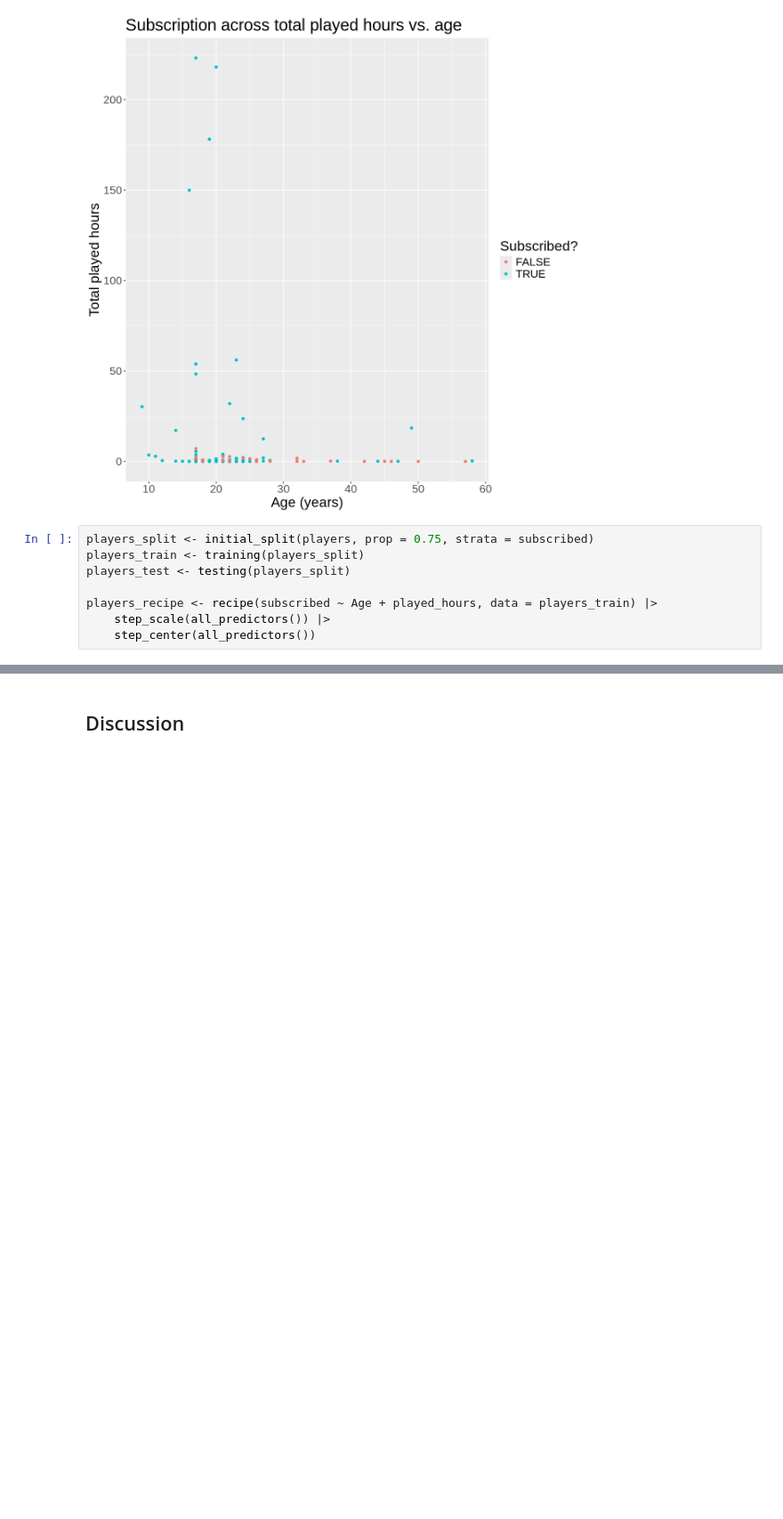
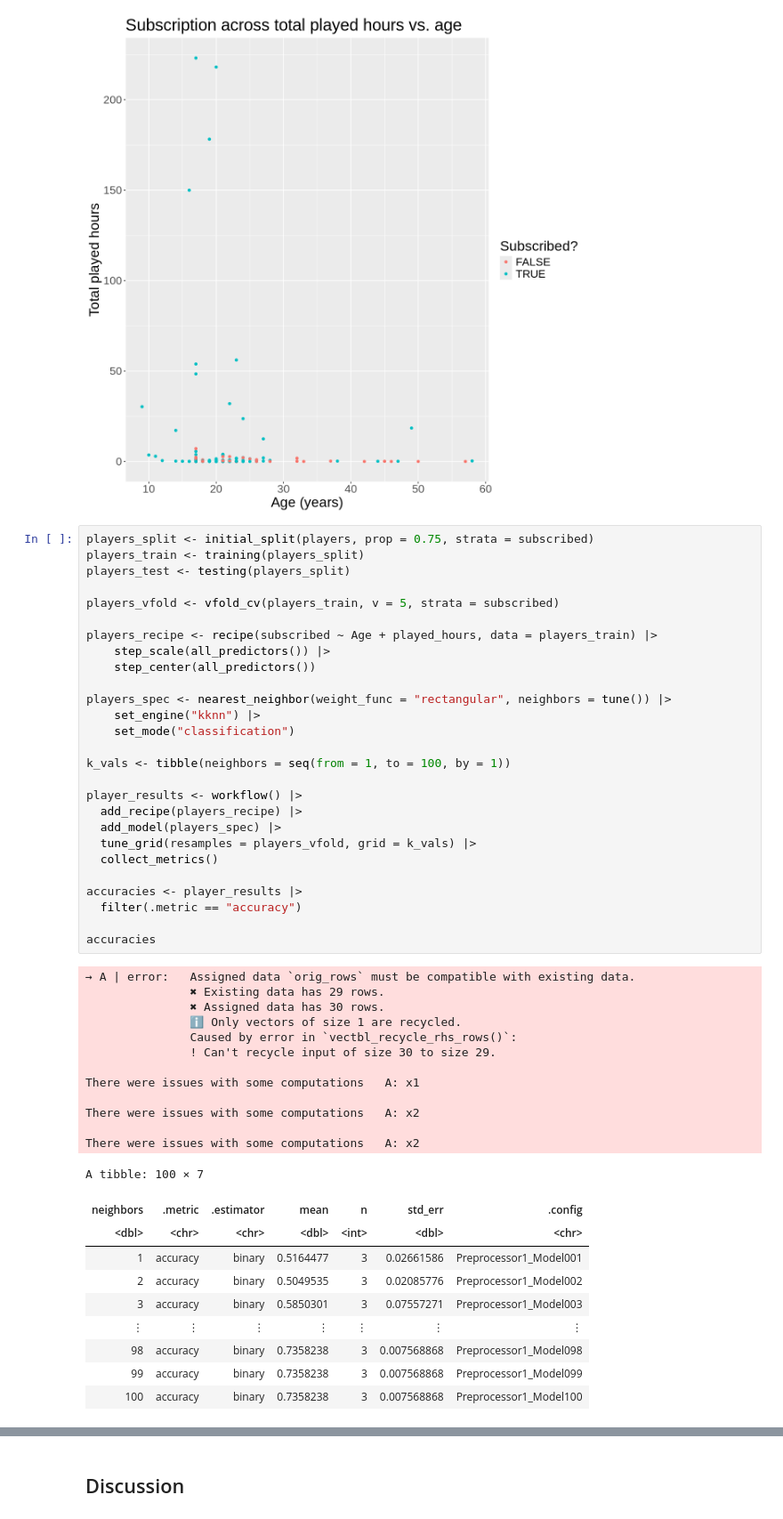
Before and after one commit to ahnnahy/dsci100-group20-project, a Jupyter notebook: Project Final Report.ipynb, the cells around one changed output, grey strips where cells are left out. Shown at 89% size. Saved outputs shown, nothing was run; the diff lists cells and outputs as text; blank space fills up the shorter version.

```diff
--- a/Project Final Report.ipynb
+++ b/Project Final Report.ipynb
@@ -94,8 +94,50 @@ Warning message:
 # %%
 players_split <- initial_split(players, prop = 0.75, strata = subscribed)
 players_train <- training(players_split)
 players_test <- testing(players_split)
 
+players_vfold <- vfold_cv(players_train, v = 5, strata = subscribed)
+
 players_recipe <- recipe(subscribed ~ Age + played_hours, data = players_train) |>
     step_scale(all_predictors()) |>
     step_center(all_predictors())
+
+players_spec <- nearest_neighbor(weight_func = "rectangular", neighbors = tune()) |>
+    set_engine("kknn") |>
+    set_mode("classification")
+
+k_vals <- tibble(neighbors = seq(from = 1, to = 100, by = 1))
+
+player_results <- workflow() |>
+  add_recipe(players_recipe) |>
+  add_model(players_spec) |>
+  tune_grid(resamples = players_vfold, grid = k_vals) |>
+  collect_metrics()
+
+accuracies <- player_results |>
+  filter(.metric == "accuracy")
+
+accuracies
+# %% [output]
+→ A | error:   Assigned data `orig_rows` must be compatible with existing data.
+               ✖ Existing data has 29 rows.
+               ✖ Assigned data has 30 rows.
+               ℹ Only vectors of size 1 are recycled.
+               Caused by error in `vectbl_recycle_rhs_rows()`:
+               ! Can't recycle input of size 30 to size 29.
+
+There were issues with some computations   A: x1
+
+There were issues with some computations   A: x2
+
+There were issues with some computations   A: x2
+A tibble: 100 × 7
+| neighbors | .metric | .estimator | mean | n | std_err | .config |
+| <dbl> | <chr> | <chr> | <dbl> | <int> | <dbl> | <chr> |
+| 1 | accuracy | binary | 0.5164477 | 3 | 0.02661586 | Preprocessor1_Model001 |
+| 2 | accuracy | binary | 0.5049535 | 3 | 0.02085776 | Preprocessor1_Model002 |
+| 3 | accuracy | binary | 0.5850301 | 3 | 0.07557271 | Preprocessor1_Model003 |
+| ⋮ | ⋮ | ⋮ | ⋮ | ⋮ | ⋮ | ⋮ |
+| 98 | accuracy | binary | 0.7358238 | 3 | 0.007568868 | Preprocessor1_Model098 |
+| 99 | accuracy | binary | 0.7358238 | 3 | 0.007568868 | Preprocessor1_Model099 |
+| 100 | accuracy | binary | 0.7358238 | 3 | 0.007568868 | Preprocessor1_Model100 |
```
Also changed, not shown: parts of 4 cells of this notebook.
